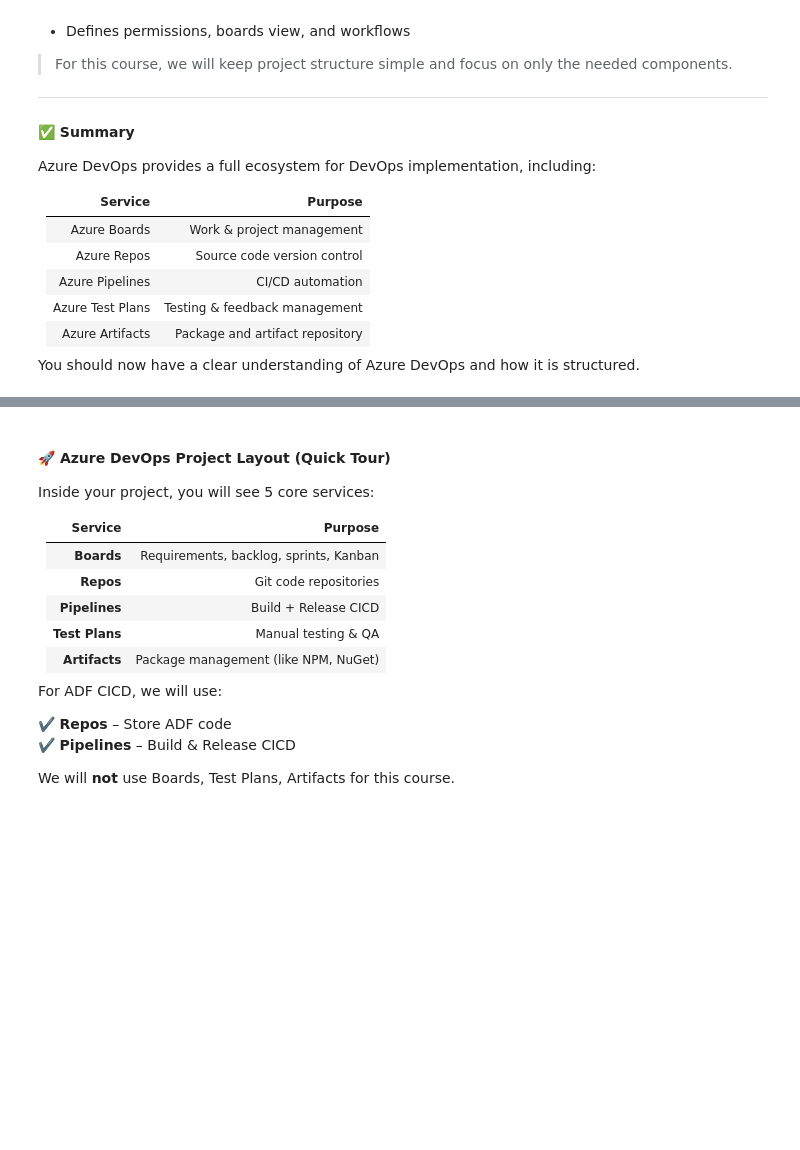
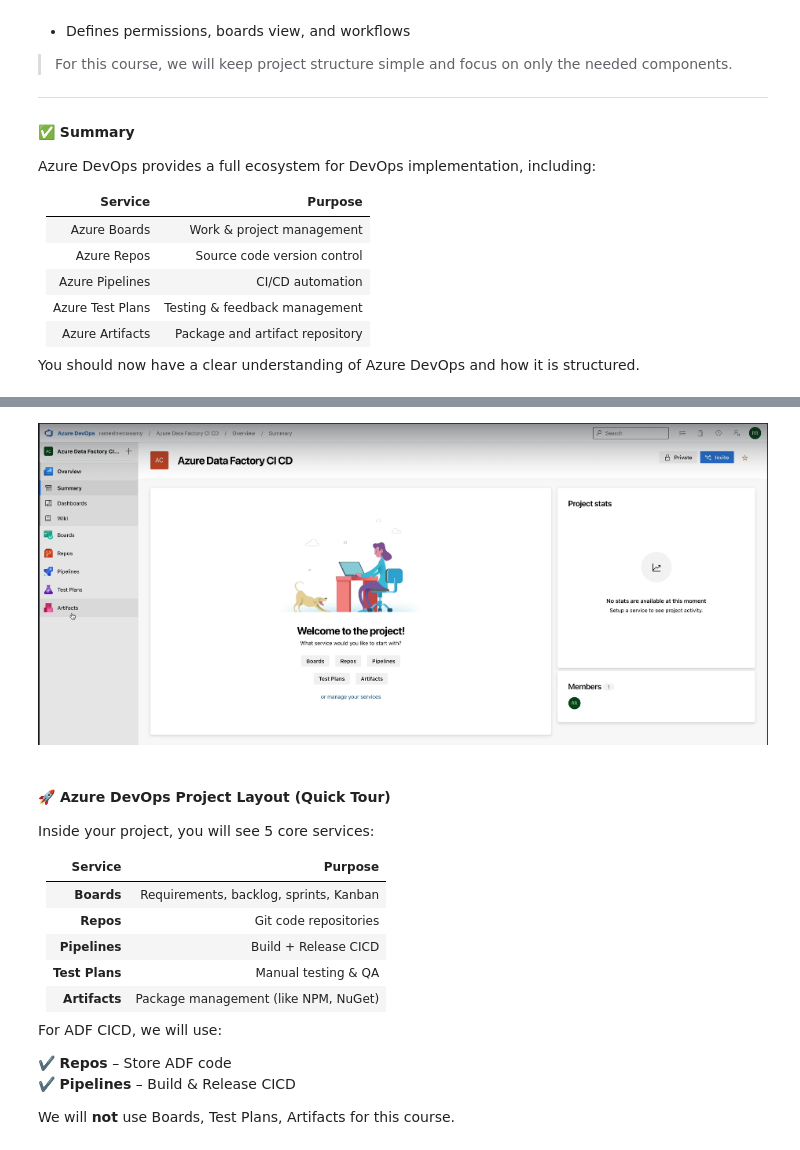
Before and after one commit to pavanpuppala0346/11.cloud, a Jupyter notebook: 1_0_5_CICD.ipynb, the cells around one changed output, grey strips where cells are left out. Cells and saved outputs as stored; diff of their text form; code cells hidden in the pictures; blank space fills up the shorter version.

```diff
--- a/1_0_5_CICD.ipynb
+++ b/1_0_5_CICD.ipynb
@@ -577,3 +582,8 @@ Click **Create Project** ✅
+# %%
+from IPython.display import Image
+Image('./img/cicd20.png')
+# %% [output]
+[figure, added]
 # %% [markdown]
 #### 🚀 **Azure DevOps Project Layout (Quick Tour)**
 
```
Also changed, not shown: parts of 27 cells of this notebook, 14 other files.
